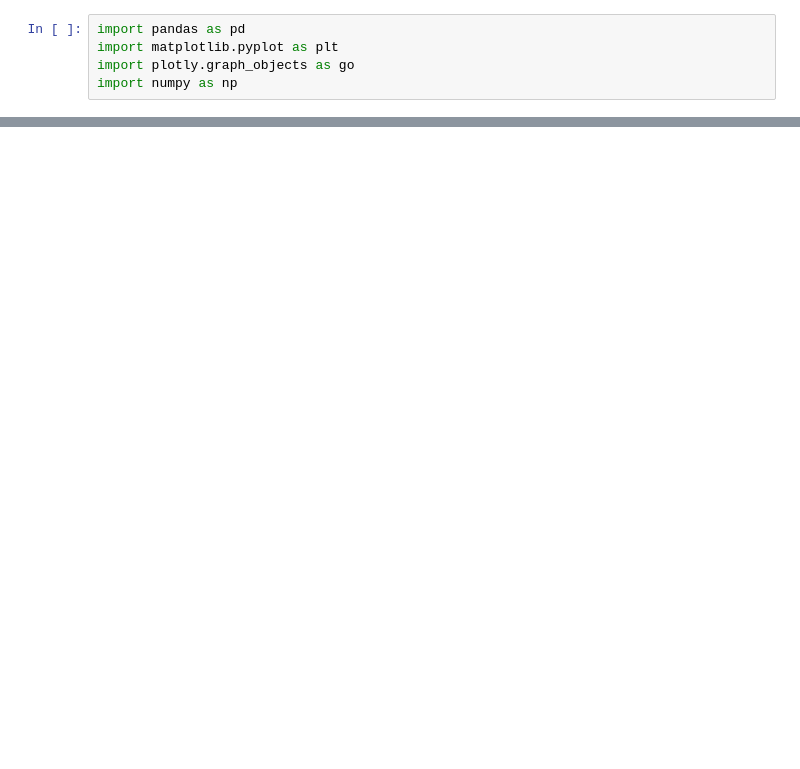
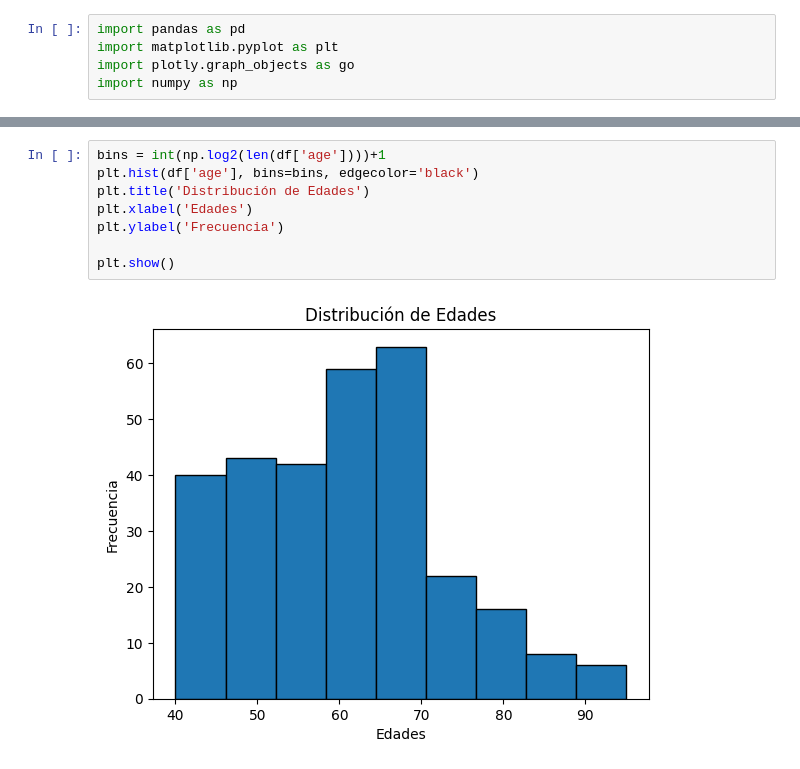
Before and after one commit to jpaezg93/Case-Study-Cardiac-Risks, a Jupyter notebook: graphs.ipynb, the cells around one changed output, grey strips where cells are left out. Saved outputs shown, nothing was run; the diff lists cells and outputs as text; blank space fills up the shorter version.

Commit message:
graphs for first part

```diff
--- a/graphs.ipynb
+++ b/graphs.ipynb
@@ -11,0 +18,10 @@ FileNotFoundError: ignored
+# %%
+bins = int(np.log2(len(df['age'])))+1
+plt.hist(df['age'], bins=bins, edgecolor='black')
+plt.title('Distribución de Edades')
+plt.xlabel('Edades')
+plt.ylabel('Frecuencia')
+
+plt.show()
+# %% [output]
+[figure, added]
```
Also changed, not shown: parts of 2 cells of this notebook.
